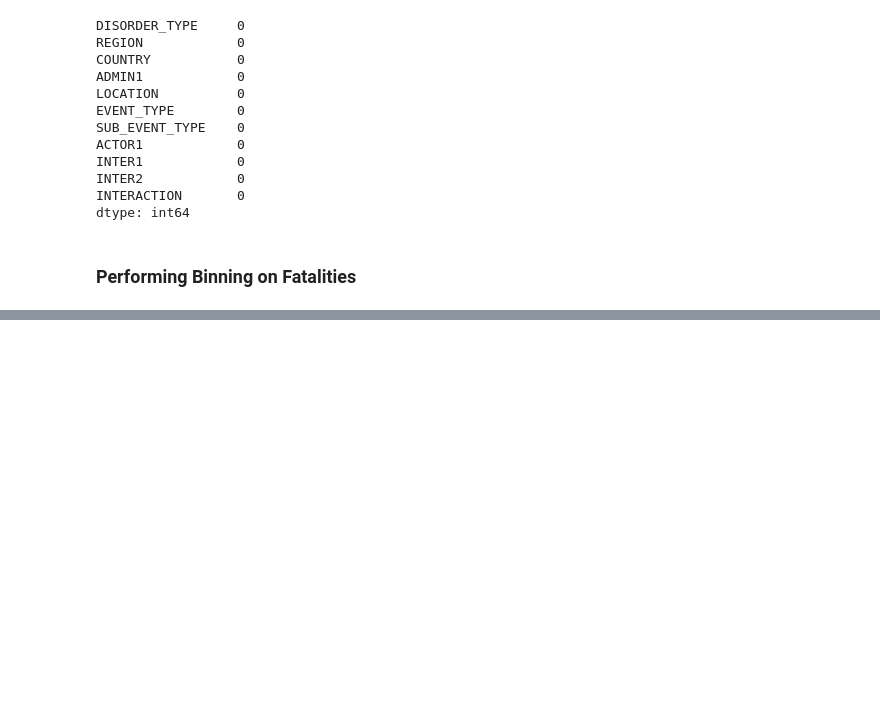
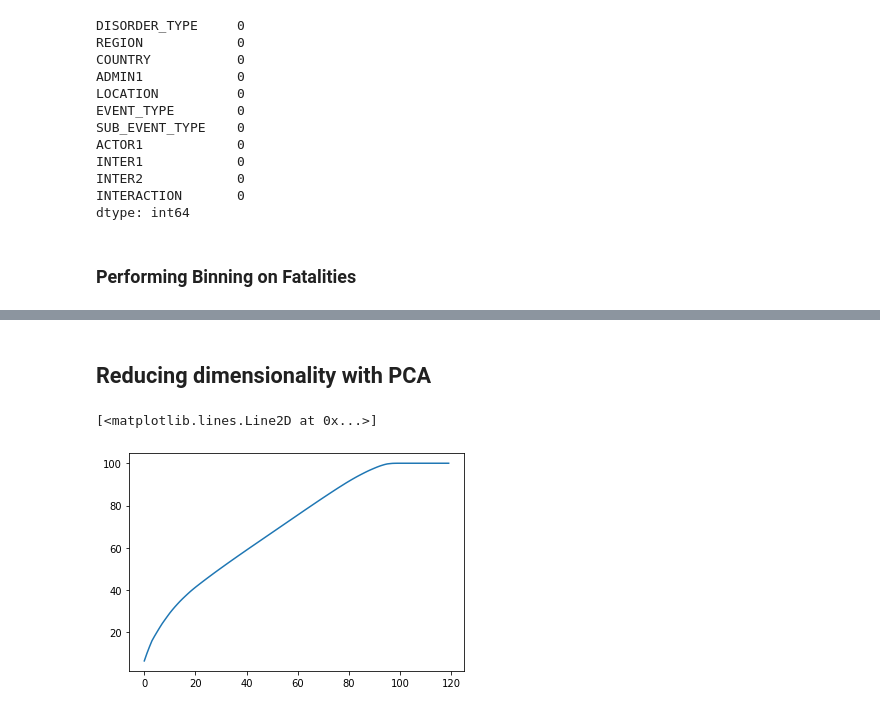
Before and after one commit to Sammybams/HamoyeAI-Team-Theano-Capstone-Project, a Jupyter notebook: Final Modelling for Africa.ipynb, the cells around one changed output, grey strips where cells are left out. Cells and saved outputs as stored; diff of their text form; code cells hidden in the pictures; blank space fills up the shorter version.

Commit message:
Rounding up notebook for modelling.

```diff
--- a/Final Modelling for Africa.ipynb
+++ b/Final Modelling for Africa.ipynb
@@ -181,0 +340,7 @@ group_names = ["NO_FATALITY", "1_FATALITY", "2_TO_10", "11_TO_50", "51_TO_100",
+# %%
+for train_index, test_index in sss.split(X_copy, crime['fatalities-binned-encoded']):
+    train = X_copy.loc[train_index]
+    test = X_copy.loc[test_index]
+# %%
+X_train = train.copy()
+X_test = test.copy()
@@ -181,0 +354,7 @@ group_names = ["NO_FATALITY", "1_FATALITY", "2_TO_10", "11_TO_50", "51_TO_100",
+# %%
+scaler = StandardScaler()
+# %%
+X_train_scaled = scaler.fit_transform(X_train)
+X_test_scaled = scaler.fit_transform(X_test)
+# %% [markdown]
+## Reducing dimensionality with PCA
@@ -181,0 +363,11 @@ group_names = ["NO_FATALITY", "1_FATALITY", "2_TO_10", "11_TO_50", "51_TO_100",
+# %%
+pca = PCA(n_components=120)
+pca.fit(X_train_scaled)
+#The amount of variance that each PC explains
+var = pca.explained_variance_ratio_
+#Cumulative Variance explains
+var = np.cumsum(np.round(pca.explained_variance_ratio_, decimals=4)*100)
+plt.plot(var)
+# %% [output]
+[<matplotlib.lines.Line2D at 0x...>]
+[figure, added]
```
Also changed, not shown: parts of 46 cells of this notebook.
